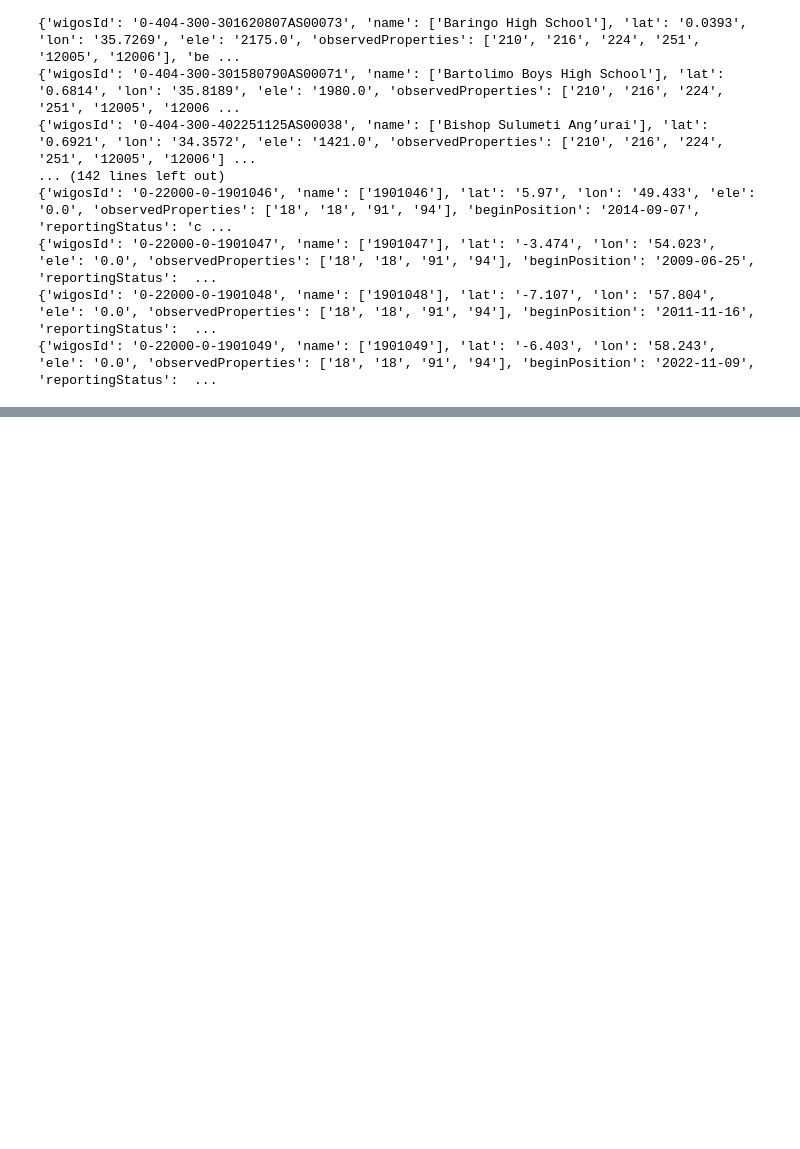
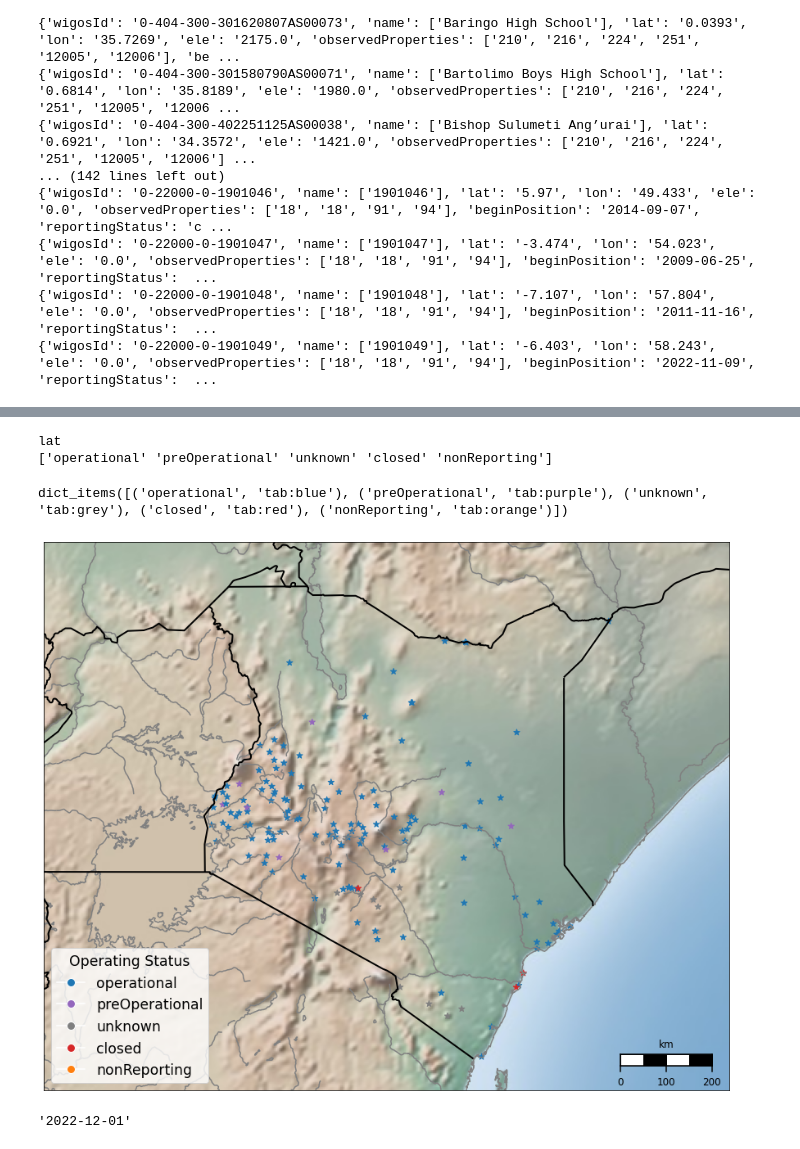
Before and after one commit to joergklausen/oscar-analysis, a Jupyter notebook: sandbox.ipynb, the cells around one changed output, grey strips where cells are left out. Cells and saved outputs as stored; diff of their text form; code cells hidden in the pictures; blank space fills up the shorter version.

```diff
--- a/sandbox.ipynb
+++ b/sandbox.ipynb
@@ -184,0 +211,4 @@ for i in data['stations']:
+# %%
+df = pd.DataFrame(data["stations"])
+# print(df)
+df[["lat", "lon", "beginPosition", "reportingStatus"]]
@@ -184,0 +229,59 @@ for i in data['stations']:
+# %%
+for i in df[["lat"]]:
+    print(i)
+print (df['reportingStatus'].unique())
+# %% [output]
+lat
+['operational' 'preOperational' 'unknown' 'closed' 'nonReporting']
+# %%
+#### DRAW MAP of all stations ####
+
+fig = plt.figure(figsize=(15, 15))
+
+# map background
+# m.fillcontinents(color='tan',lake_color='lightblue')
+m.shadedrelief()
+# m.etopo()
+# m.bluemarble()
+m.drawmapscale(lon=43, lat=-4.7, lon0=43,lat0=-4, length=200, barstyle="fancy", linecolor="black", fillcolor2="black", fontsize=12, fontcolor="black")
+m.drawcoastlines(color='grey', linewidth=1.5)
+m.drawrivers(color='grey', linewidth=1.5)
+m.drawcountries(color='black', linewidth=2)
+# m.drawlsmask(land_color='0.8', ocean_color='w', lsmask=None, lsmask_lons=None, lsmask_lats=None, lakes=True, resolution='l', grid=5)
+# m.drawmapboundary(color='k', linewidth=1.0, fill_color=None, zorder=None, ax=None)
+
+# f = open('data.json')
+# data = json.load(f)
+
+f = open(os.getcwd()+'/stations.json')
+data = json.load(f)
+
+# for i in data['stations']:
+#     # print(float(i["lat"]))
+colors = {'operational':'tab:blue', 'preOperational':'tab:purple', 'unknown':'tab:grey', 'closed':'tab:red', 'nonReporting':'tab:orange'}
+print(colors.items())
+
+lat = df["lat"]
+lon = df["lon"]
+m.scatter(lon, lat,latlon=True,c=df["reportingStatus"].map(colors),s=60,marker="*")
+
+
+# legend
+stations = [mlines.Line2D([0], [0], color="w", marker='o',markersize=10,  markerfacecolor=v, label=k) for k, v in colors.items()]
+plt.legend(handles=stations, loc=3, title="Operating Status", title_fontsize="xx-large", labelcolor="black", fontsize="xx-large")
+
+
+# save plot
+plt.savefig(os.getcwd()+"/Plots/all_stations_reportingStatus.pdf", bbox_inches='tight')
+# %% [output]
+dict_items([('operational', 'tab:blue'), ('preOperational', 'tab:purple'), ('unknown', 'tab:grey'), ('closed', 'tab:red'), ('nonReporting', 'tab:orange')])
+[figure, added]
+# %%
+df = pd.DataFrame(data["stations"])
+# print(df)
+df[["lat", "lon", "beginPosition", "reportingStatus"]]
+
+min(df["beginPosition"]) #'1958-03-09'
+max(df["beginPosition"]) # 2022-12-01
+# %% [output]
+'2022-12-01'
```
Also changed, not shown: parts of 11 cells of this notebook, 3 other files.
